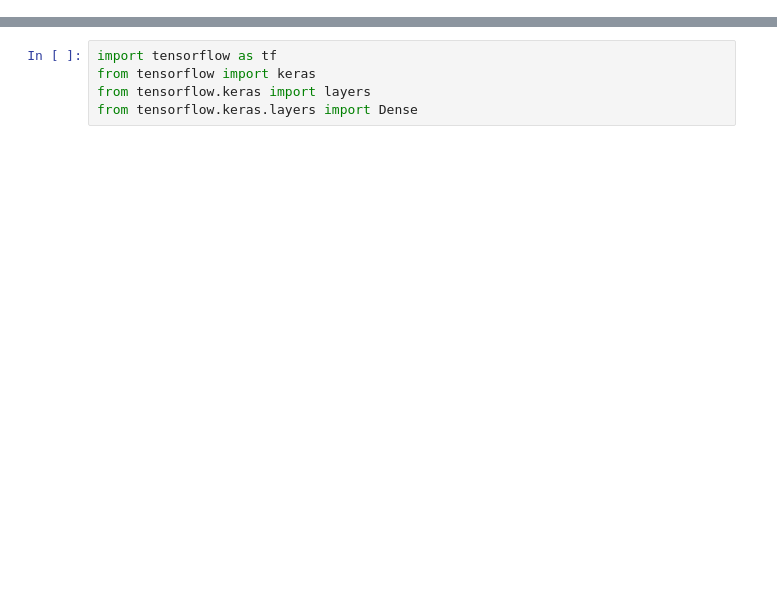
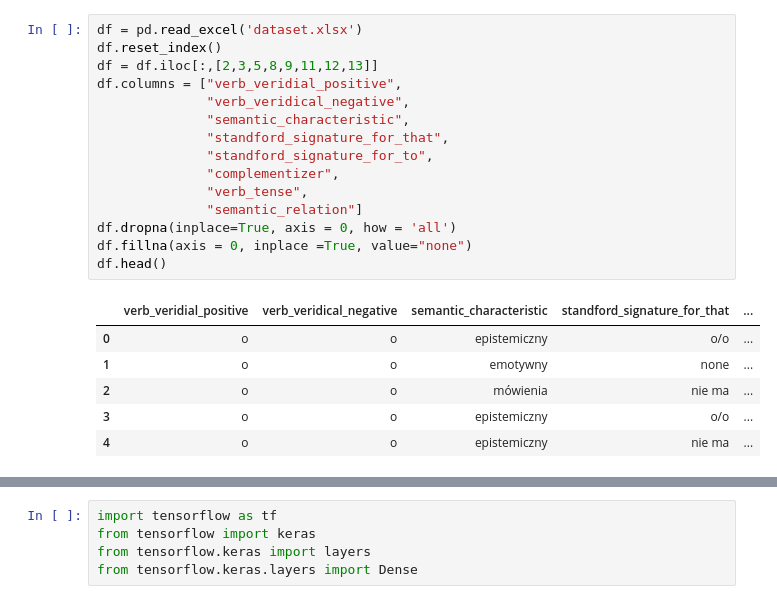
Before and after one commit to Fejcvk/data-mining, a Jupyter notebook: src/SecondModel.ipynb, the cells around one changed output, grey strips where cells are left out. Cells and saved outputs as stored; diff of their text form; blank space fills up the shorter version.

```diff
--- a/src/SecondModel.ipynb
+++ b/src/SecondModel.ipynb
@@ -26,0 +17,22 @@ Requirement already satisfied: python-dateutil<3.0.0,>=2.1 in /usr/local/lib/pyt
+# %%
+df = pd.read_excel('dataset.xlsx')
+df.reset_index()
+df = df.iloc[:,[2,3,5,8,9,11,12,13]]
+df.columns = ["verb_veridial_positive",
+              "verb_veridical_negative",
+              "semantic_characteristic",
+              "standford_signature_for_that",
+              "standford_signature_for_to",
+              "complementizer",
+              "verb_tense",
+              "semantic_relation"]
+df.dropna(inplace=True, axis = 0, how = 'all')
+df.fillna(axis = 0, inplace =True, value="none")
+df.head()
+# %% [output]
+|  | verb_veridial_positive | verb_veridical_negative | semantic_characteristic | standford_signature_for_that | ... |
+| 0 | o | o | epistemiczny | o/o | ... |
+| 1 | o | o | emotywny | none | ... |
+| 2 | o | o | mówienia | nie ma | ... |
+| 3 | o | o | epistemiczny | o/o | ... |
+| 4 | o | o | epistemiczny | nie ma | ... |
```
Also changed, not shown: parts of 13 cells of this notebook.
